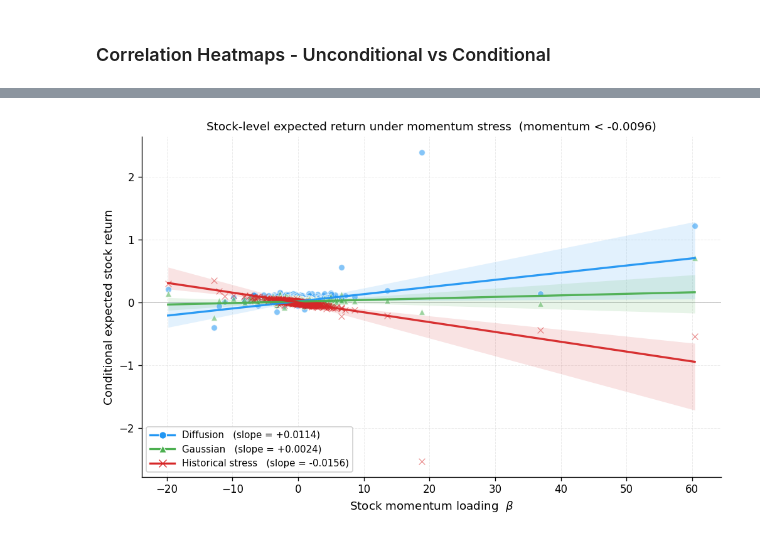
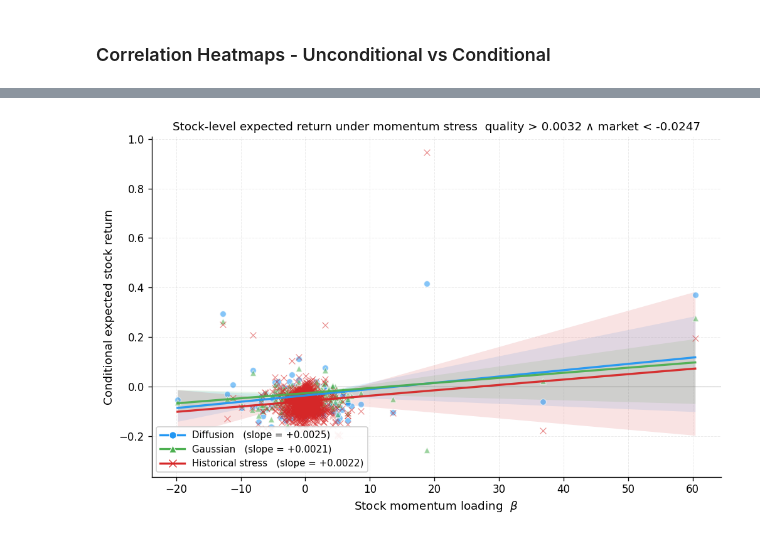
Before and after one commit to yryMax/TailEnhancedFinDiff, a Jupyter notebook: conditional_evaluation.ipynb, the cells around one changed output, grey strips where cells are left out. Drawn from its saved outputs; the diff is of its cells as text; code cells hidden in the pictures.

```diff
--- a/conditional_evaluation.ipynb
+++ b/conditional_evaluation.ipynb
@@ -264,12 +288,14 @@ hist = pd.read_csv(f"{PREFIX}/factors.csv", index_col=0, parse_dates=True)
 hist = hist[[c for c in hist.columns if c in FACTOR_NAMES]]
 hist = hist[FACTOR_NAMES]   # align column order
 
-# --- filter historical days matching condition: momentum < q3[fidx] ---
-mom_thresh = q3       # same threshold used to generate lower003
-hist_stress = hist[hist.iloc[:, fidx] < mom_thresh].values
-gen_stress  = lower003      # (N, FACTOR_DIM)
+# --- filter historical days matching condition: momentum < threshold[fidx] ---
+hist_norm = diffusionScenario.sampler.scaler.transform(hist.values)
+hist_t    = torch.tensor(hist_norm, dtype=torch.float32)
+with torch.no_grad():
+  mask = (cond(hist_t) == 0).cpu().numpy()
+hist_stress = hist.values[mask]
+gen_stress  = cond_sample
 
 print(f"Historical stress days:  {len(hist_stress)}")
 print(f"Generated stress samples: {len(gen_stress)}")
-print(f"Momentum threshold: {mom_thresh:.4f}")
 # %% [output]
@@ -279,8 +304,9 @@ Momentum threshold: -0.0096
 # %%
 methods_to_plot = [
     ("Historical",      hist_stress,      "#FF5722",      "-",  0.35),
-    ("Diffusion",       lower003,         COLORS["con"],  "-",  0.25),
-    ("Rejection",       rej,              COLORS["rej"],  "--", 0.20),
+    ("Diffusion",       cond_sample,         COLORS["con"],  "-",  0.25),
+  #  ("Rejection",       rej,              COLORS["rej"],  "--", 0.20),
+  #      ("train", sampled_train, COLORS["train"], "--", 0.20),
     ("Gaussian",        sampled_gaussian, COLORS["gaussion"], "--", 0.20),
 ]
 
@@ -331,7 +357,7 @@ for r, (label, data, color, ls, alpha) in enumerate(methods_to_plot):
             ax.set_ylabel(label, fontsize=7, color=color, fontweight="bold")
 
 fig.suptitle(
-    f"Condition: momentum < {mom_thresh:.4f}  |  hist n={len(hist_stress)}, gen N={N}\n"
+    f"Condition: {cond.label}  |  hist n={len(hist_stress)}, gen N={N}\n"
     f"(Dotted lines represent Uncon baseline)",
     fontsize=10, fontweight="bold"
 )
@@ -345,9 +371,9 @@ corr_hist = corr_mat(hist_stress)
 all_panels = [
     ("Unconditional",    corr_uncon),
     ("Rejection",        corr_rej),
-    (lower003_fn.label,  corr_low),
+    (cond.label,  corr_low),
     ("Gaussian (con)",   corr_gaussion),
-    (f"OOS (hist, n={len(hist_stress)})", corr_hist),
+    (f"(hist, n={len(hist_stress)})", corr_hist),
 ]
 
 norm = TwoSlopeNorm(vmin=-1, vcenter=0, vmax=1)
@@ -442,13 +462,13 @@ train_model = load_model(f"{PREFIX}")
 
 # --- generated stress stock returns ---
 fs_gen = np.column_stack([
-    np.ones((len(lower003), 1), dtype=np.float32),
-    lower003.astype(np.float32),
+    np.ones((len(cond_sample), 1), dtype=np.float32),
+    cond_sample.astype(np.float32),
 ])
 R_gen_stress = reconstruct_returns(train_model, fs_gen)   # (N, S)
 
 # --- historical stock returns on stress days ---
-stress_mask   = train_model.F["momentum"].values < q3[fidx]
+stress_mask   = mask
 fs_hist       = train_model.F.values[stress_mask].astype(np.float32)
 R_hist_stress = reconstruct_returns(train_model, fs_hist)  # (T_stress, S)
 
@@ -460,7 +480,7 @@ pca.fit(train_vals)
 
 train_pc = pca.transform(train_vals)
 uncon_pc = pca.transform(uncon)
-con_pc   = pca.transform(lower003)
+con_pc   = pca.transform(cond_sample)
 
 xlab = f"PC 1  ({pca.explained_variance_ratio_[0]*100:.1f}%)"
 ylab = f"PC 2  ({pca.explained_variance_ratio_[1]*100:.1f}%)"
@@ -513,17 +533,16 @@ beta_mom_idx = beta_cols.index("momentum")
 beta_mom     = train_model.beta[beta_mom_idx, :]      # (S,)
 
 # Reuse the conditional factor samples already drawn in earlier cells
-# (lower003, sampled_gaussian) and reconstruct stock returns through train_model.
+# (cond_sample, sampled_gaussian) and reconstruct stock returns through train_model.
 def _to_returns(factors):
     fs = np.column_stack([np.ones((len(factors), 1), dtype=np.float32),
                           factors.astype(np.float32)])
     return reconstruct_returns(train_model, fs)
 
-R_diff_cond  = _to_returns(lower003)
+R_diff_cond  = _to_returns(cond_sample)
 R_gauss_cond = _to_returns(sampled_gaussian)
 
 # Historical stress-day reconstruction (apples-to-apples)
-stress_mask  = train_model.F["momentum"].values < q3[fidx]
 R_hist_cond  = reconstruct_returns(
     train_model, train_model.F.values[stress_mask].astype(np.float32)
 )
@@ -556,32 +575,32 @@ ax.axhline(0, color="0.35", lw=0.6, alpha=0.5, zorder=1)
 
 handles = []
 for label, ER, color, mk in series:
     edge = color if mk == "x" else "white"  # 'x' has no fill — edge carries the color
     ax.scatter(beta_mom, ER, s=34, alpha=0.55, color=color, marker=mk,
                edgecolors=edge, linewidths=0.7, zorder=3)
     xs, ys, slope, lo, hi = _fit_with_ci(beta_mom, ER)
     ax.fill_between(xs, lo, hi, color=color, alpha=0.13, zorder=2, linewidth=0)
     ax.plot(xs, ys, color=color, lw=2.0, alpha=0.95, zorder=4)
     handles.append(Line2D(
         [0], [0], color=color, lw=2, marker=mk, markersize=7,
         markerfacecolor="none" if mk == "x" else color,
         markeredgecolor=color if mk == "x" else "white",
         markeredgewidth=0.8,
         label=f"{label}   (slope = {slope:+.4f})",
     ))
 
 ax.set_xlabel(r"Stock momentum loading  $\beta$", fontsize=11)
 ax.set_ylabel("Conditional expected stock return", fontsize=11)
 ax.set_title(
     f"Stock-level expected return under momentum stress  "
-    f"(momentum < {q3[fidx]:.4f})",
+    f"{cond.label}",
     fontsize=11,
 )
 ax.legend(handles=handles, fontsize=9, frameon=True, framealpha=0.92,
           loc="lower left", handlelength=2.6)
 ax.grid(True, alpha=0.25, linestyle="--", linewidth=0.6)
 ax.spines[["top", "right"]].set_visible(False)
 plt.tight_layout()
 plt.show()
 # %% [output]
-[figure, old version]
+[figure, new version]
```
Also changed, not shown: parts of 16 cells of this notebook, 5 other files.
